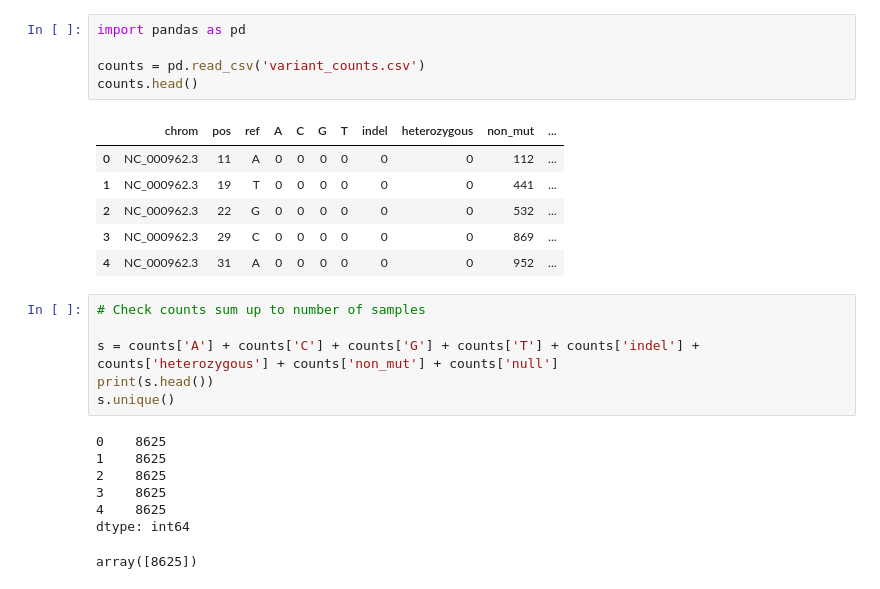
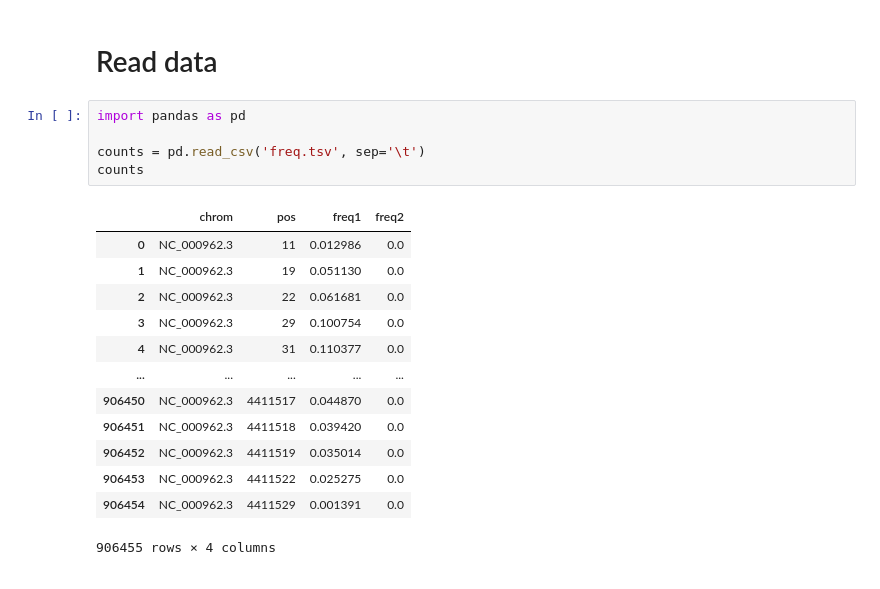
Before and after one commit to iqbal-lab-org/allele-freq, a Jupyter notebook: frequency.ipynb, the cells around one changed output. Cells and saved outputs as stored; diff of their text form.

```diff
--- a/frequency.ipynb
+++ b/frequency.ipynb
@@ -1,26 +1,21 @@
+# %% [markdown]
+# Read data
 # %%
 import pandas as pd
 
-counts = pd.read_csv('variant_counts.csv')
-counts.head()
+counts = pd.read_csv('freq.tsv', sep='\t')
+counts
 # %% [output]
-|  | chrom | pos | ref | A | C | G | T | indel | heterozygous | non_mut | ... |
-| 0 | NC_000962.3 | 11 | A | 0 | 0 | 0 | 0 | 0 | 0 | 112 | ... |
-| 1 | NC_000962.3 | 19 | T | 0 | 0 | 0 | 0 | 0 | 0 | 441 | ... |
-| 2 | NC_000962.3 | 22 | G | 0 | 0 | 0 | 0 | 0 | 0 | 532 | ... |
-| 3 | NC_000962.3 | 29 | C | 0 | 0 | 0 | 0 | 0 | 0 | 869 | ... |
-| 4 | NC_000962.3 | 31 | A | 0 | 0 | 0 | 0 | 0 | 0 | 952 | ... |
+|  | chrom | pos | freq1 | freq2 |
+| 0 | NC_000962.3 | 11 | 0.012986 | 0.0 |
+| 1 | NC_000962.3 | 19 | 0.051130 | 0.0 |
+| 2 | NC_000962.3 | 22 | 0.061681 | 0.0 |
+| 3 | NC_000962.3 | 29 | 0.100754 | 0.0 |
+| 4 | NC_000962.3 | 31 | 0.110377 | 0.0 |
+| ... | ... | ... | ... | ... |
+| 906450 | NC_000962.3 | 4411517 | 0.044870 | 0.0 |
+| 906451 | NC_000962.3 | 4411518 | 0.039420 | 0.0 |
+| 906452 | NC_000962.3 | 4411519 | 0.035014 | 0.0 |
+| 906453 | NC_000962.3 | 4411522 | 0.025275 | 0.0 |
+| 906454 | NC_000962.3 | 4411529 | 0.001391 | 0.0 |
+906455 rows × 4 columns
-# %%
-# Check counts sum up to number of samples
-
-s = counts['A'] + counts['C'] + counts['G'] + counts['T'] + counts['indel'] + counts['heterozygous'] + counts['non_mut'] + counts['null']
-print(s.head())
-s.unique()
-# %% [output]
-0    8625
-1    8625
-2    8625
-3    8625
-4    8625
-dtype: int64
-array([8625])
```
Also changed, not shown: parts of 13 cells of this notebook, 1 other file.
